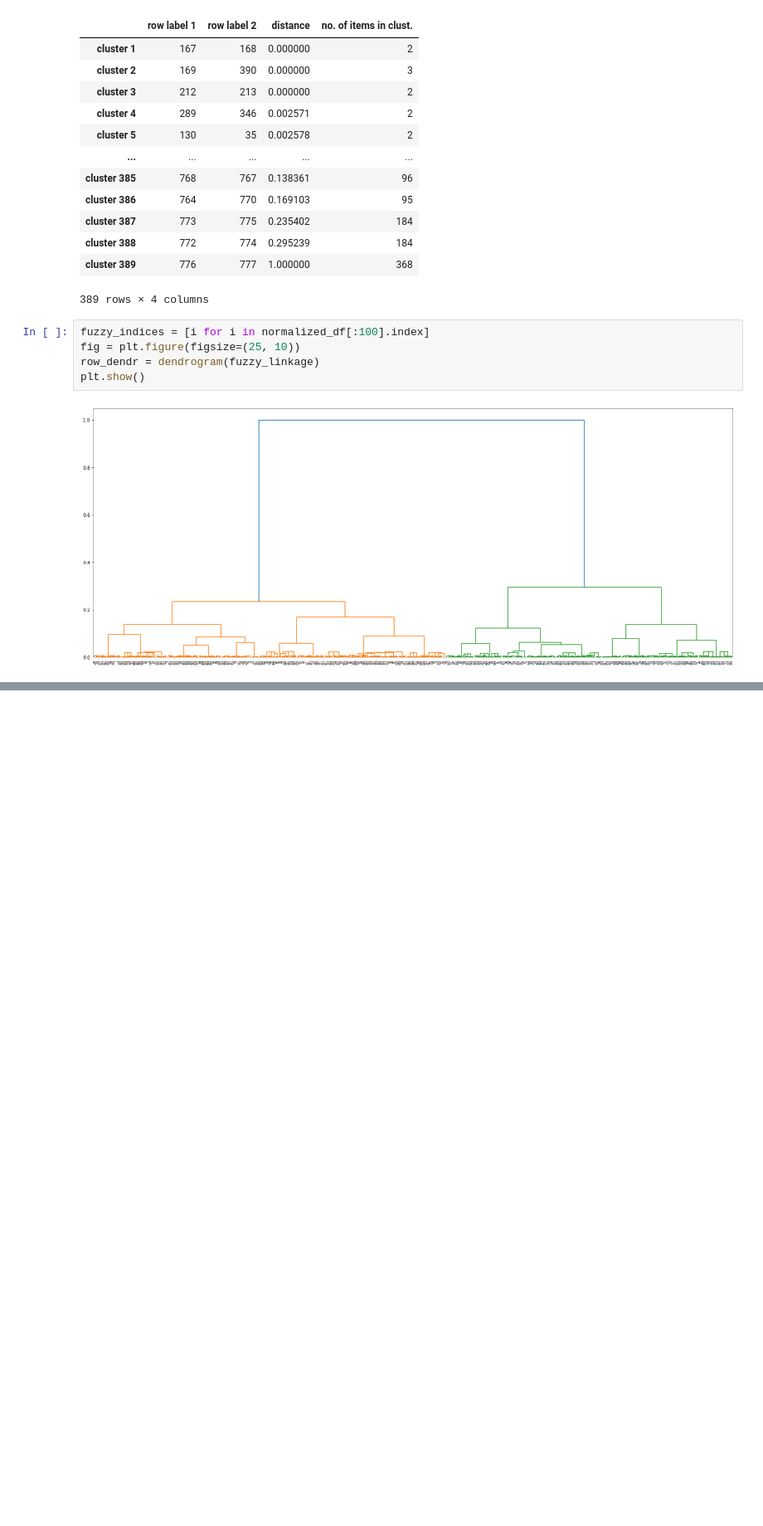
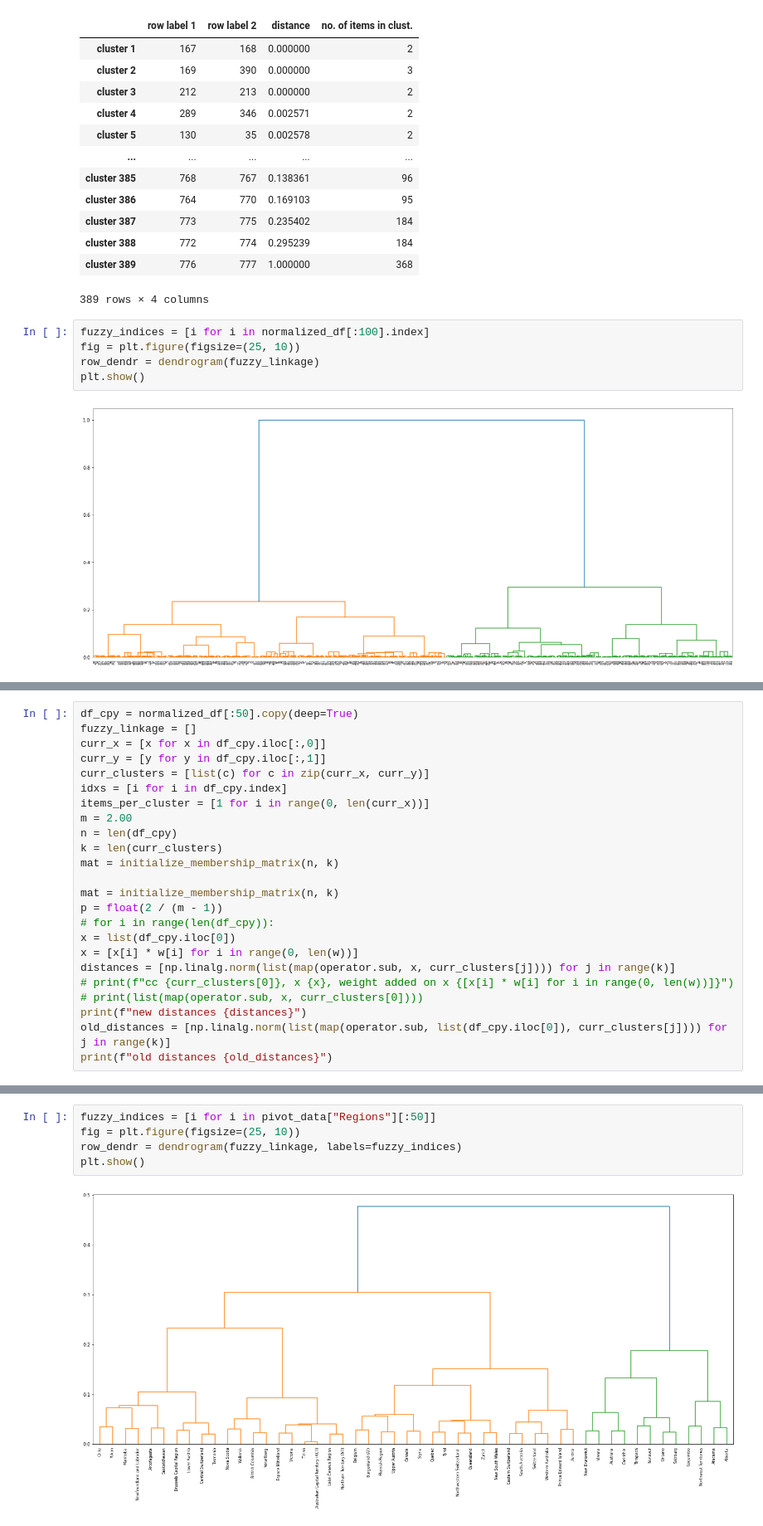
Before and after one commit to PrayashJoshi/USA-States-Sustainability-FuzzyEnsemble, a Jupyter notebook: src/model/dummy_dendrogram/dendrogram_model.ipynb, the cells around one changed output, grey strips where cells are left out. Shown at 83% size. Saved outputs shown, nothing was run; the diff lists cells and outputs as text; blank space fills up the shorter version.

Commit message:
fix of model, combine with weights

```diff
--- a/src/model/dummy_dendrogram/dendrogram_model.ipynb
+++ b/src/model/dummy_dendrogram/dendrogram_model.ipynb
@@ -518,0 +540,24 @@ plt.show()
+# %%
+df_cpy = normalized_df[:50].copy(deep=True)
+fuzzy_linkage = []
+curr_x = [x for x in df_cpy.iloc[:,0]]
+curr_y = [y for y in df_cpy.iloc[:,1]]
+curr_clusters = [list(c) for c in zip(curr_x, curr_y)]
+idxs = [i for i in df_cpy.index]
+items_per_cluster = [1 for i in range(0, len(curr_x))]
+m = 2.00
+n = len(df_cpy)
+k = len(curr_clusters)
+mat = initialize_membership_matrix(n, k)
+
+mat = initialize_membership_matrix(n, k)
+p = float(2 / (m - 1))
+# for i in range(len(df_cpy)):
+x = list(df_cpy.iloc[0])
+x = [x[i] * w[i] for i in range(0, len(w))]
+distances = [np.linalg.norm(list(map(operator.sub, x, curr_clusters[j]))) for j in range(k)]
+# print(f"cc {curr_clusters[0]}, x {x}, weight added on x {[x[i] * w[i] for i in range(0, len(w))]}")
+# print(list(map(operator.sub, x, curr_clusters[0])))
+print(f"new distances {distances}")
+old_distances = [np.linalg.norm(list(map(operator.sub, list(df_cpy.iloc[0]), curr_clusters[j]))) for j in range(k)]
+print(f"old distances {old_distances}")
@@ -518,0 +676,7 @@ plt.show()
+# %%
+fuzzy_indices = [i for i in pivot_data["Regions"][:50]]
+fig = plt.figure(figsize=(25, 10))
+row_dendr = dendrogram(fuzzy_linkage, labels=fuzzy_indices)
+plt.show()
+# %% [output]
+[figure, added]
```
Also changed, not shown: parts of 12 cells of this notebook.
